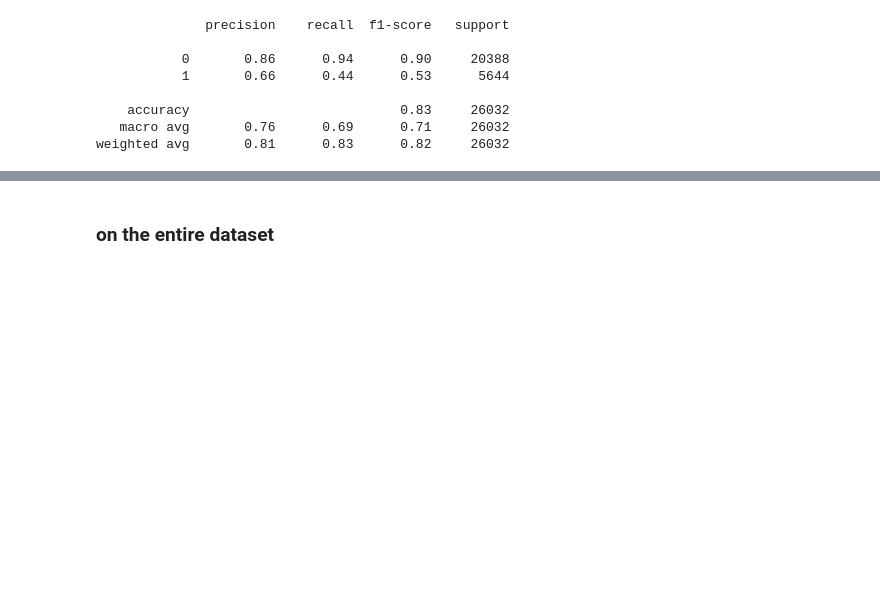
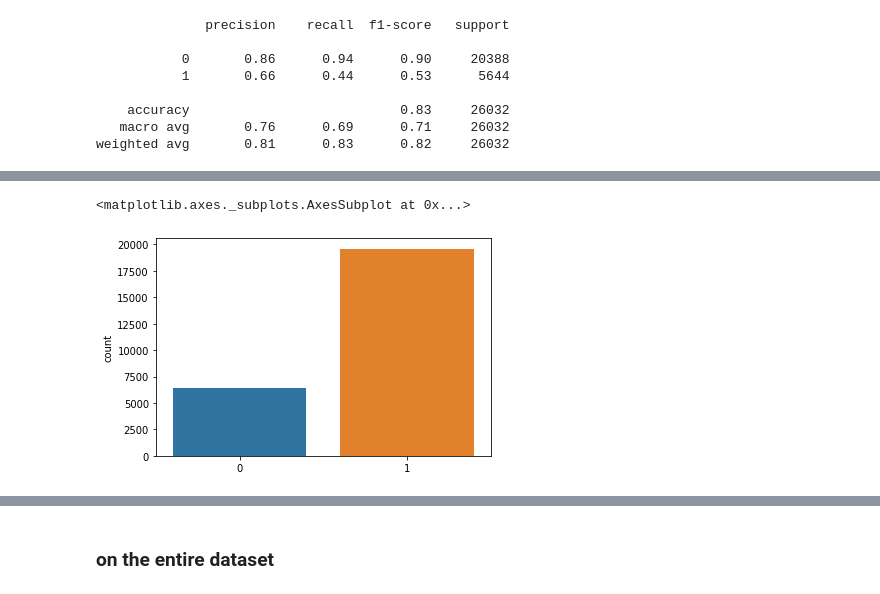
Before and after one commit to bvchand/Diabetes-detection-in-ICU-patients, a Jupyter notebook: diabetes_models_on_important_features.ipynb, the cells around one changed output, grey strips where cells are left out. Saved outputs shown, nothing was run; the diff lists cells and outputs as text; code cells hidden in the pictures; blank space fills up the shorter version.

```diff
--- a/diabetes_models_on_important_features.ipynb
+++ b/diabetes_models_on_important_features.ipynb
@@ -262,0 +301,5 @@ weighted avg       0.81      0.83      0.82     26032
+# %%
+sns.countplot(lgb_y_pred_pca)
+# %% [output]
+<matplotlib.axes._subplots.AxesSubplot at 0x...>
+[figure, added]
```
Also changed, not shown: parts of 29 cells of this notebook.
